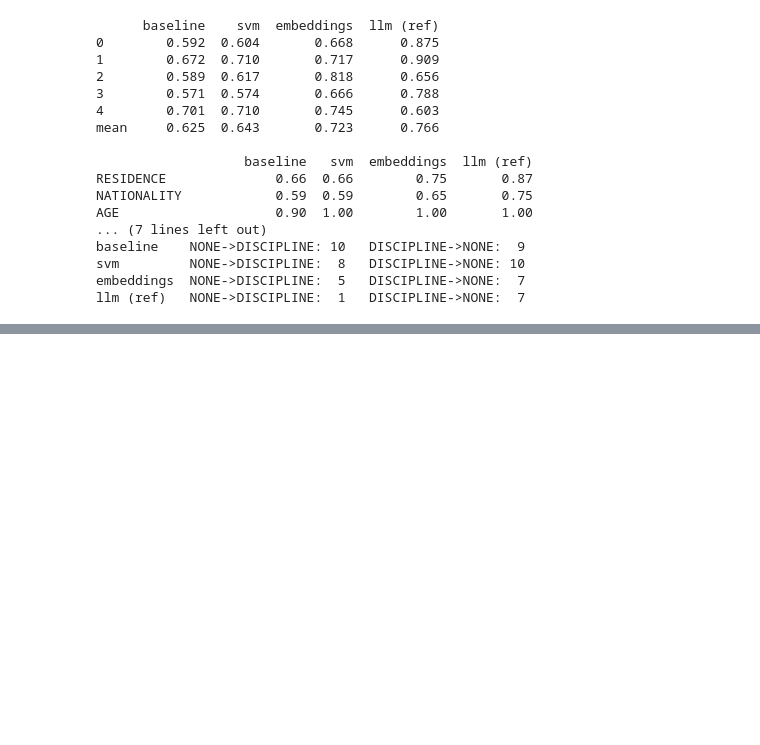
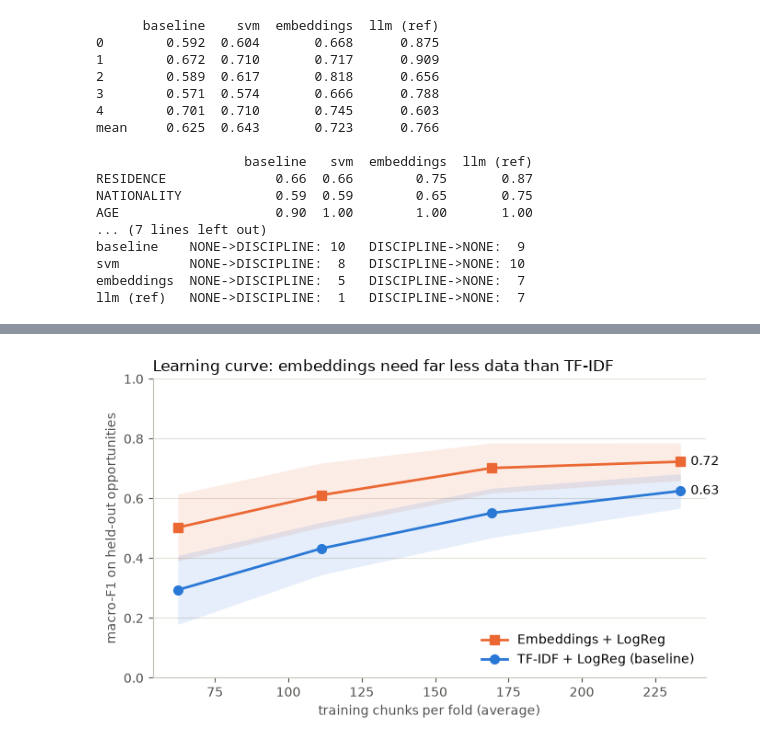
Before and after one commit to Lucaisok/open_art, a Jupyter notebook: notebooks/eligibility_classifier.ipynb, the cells around one changed output, grey strips where cells are left out. Cells and saved outputs as stored; diff of their text form; code cells hidden in the pictures; blank space fills up the shorter version.

Commit message:
learning curve comparison

```diff
--- a/notebooks/eligibility_classifier.ipynb
+++ b/notebooks/eligibility_classifier.ipynb
@@ -600,3 +600,85 @@ baseline    NONE->DISCIPLINE: 10   DISCIPLINE->NONE:  9
 svm         NONE->DISCIPLINE:  8   DISCIPLINE->NONE: 10
 embeddings  NONE->DISCIPLINE:  5   DISCIPLINE->NONE:  7
 llm (ref)   NONE->DISCIPLINE:  1   DISCIPLINE->NONE:  7
+# %%
+# ---- Learning curve: would more annotated data help? ----
+# For each CV fold, train on a random 25 / 50 / 75 / 100 % of that fold's training
+# *opportunities* (whole calls, never single chunks, same logic as the grouped CV), then
+# score on the untouched test fold. Each smaller share is drawn 5 times with different
+# seeds and averaged, so one lucky or unlucky subset doesn't decide the point.
+import matplotlib.pyplot as plt
+from sklearn.base import clone
+
+FRACTIONS = [0.25, 0.5, 0.75, 1.0]
+N_DRAWS = 5
+
+# the two tuned models from above, with the hyperparameters their grid searches picked
+curve_models = {
+    "TF-IDF + LogReg (baseline)": (grid.best_estimator_, X_text),
+    "Embeddings + LogReg": (emb_grid.best_estimator_, X_emb),
+}
+
+curve_rows = []
+for name, (estimator, X_all) in curve_models.items():
+    for frac in FRACTIONS:
+        for fold, (train_idx, test_idx) in enumerate(cv.split(X_text, y, groups)):
+            for draw in range(N_DRAWS if frac < 1 else 1):  # 100% has only one possible "subset"
+                rng = np.random.default_rng(draw)
+                train_opps = groups.iloc[train_idx].unique()
+                kept = rng.choice(train_opps, size=round(frac * len(train_opps)), replace=False)
+                sub_idx = train_idx[groups.iloc[train_idx].isin(kept).to_numpy()]
+
+                model = clone(estimator).fit(X_all[sub_idx] if isinstance(X_all, np.ndarray) else X_all.iloc[sub_idx],
+                                             y.iloc[sub_idx])
+                X_test = X_all[test_idx] if isinstance(X_all, np.ndarray) else X_all.iloc[test_idx]
+                curve_rows.append({
+                    "model": name, "fraction": frac, "train_chunks": len(sub_idx),
+                    # zero_division=0: a small subset can miss a class entirely - that
+                    # class then scores 0, which is exactly the cost of too little data
+                    "macro_f1": f1_score(y.iloc[test_idx], model.predict(X_test),
+                                         labels=LABEL_ORDER, average="macro", zero_division=0),
+                })
+
+curve = (pd.DataFrame(curve_rows)
+         .groupby(["model", "fraction"])
+         .agg(train_chunks=("train_chunks", "mean"), mean_f1=("macro_f1", "mean"), std_f1=("macro_f1", "std"))
+         .reset_index())
+print(curve.round(3).to_string(index=False))
+
+# ---- plot: one line per model, shaded band = +/- 1 std across folds and draws ----
+COLORS = {"TF-IDF + LogReg (baseline)": "#2a78d6", "Embeddings + LogReg": "#eb6834"}  # validated pair (CVD-safe)
+MARKERS = {"TF-IDF + LogReg (baseline)": "o", "Embeddings + LogReg": "s"}               # second cue beside colour
+
+fig, ax = plt.subplots(figsize=(7, 4.2))
+for name, part in curve.groupby("model"):
+    ax.fill_between(part["train_chunks"], part["mean_f1"] - part["std_f1"], part["mean_f1"] + part["std_f1"],
+                    color=COLORS[name], alpha=0.12, linewidth=0)
+    ax.plot(part["train_chunks"], part["mean_f1"], color=COLORS[name], marker=MARKERS[name],
+            markersize=7, linewidth=2, label=name)
+    last = part.iloc[-1]  # direct label at the line end, in text colour (not the series colour)
+    ax.annotate(f"{last['mean_f1']:.2f}", (last["train_chunks"], last["mean_f1"]),
+                xytext=(8, 0), textcoords="offset points", va="center", color="#0b0b0b", fontsize=10)
+
+ax.set_xlabel("training chunks per fold (average)", color="#52514e")
+ax.set_ylabel("macro-F1 on held-out opportunities", color="#52514e")
+ax.set_title("Learning curve: embeddings need far less data than TF-IDF", loc="left", fontsize=12)
+ax.set_ylim(0, 1)
+ax.grid(axis="y", color="#e1e0d9", linewidth=0.8)  # recessive horizontal grid only
+ax.set_axisbelow(True)
+for side in ("top", "right"):
+    ax.spines[side].set_visible(False)
+ax.spines["left"].set_color("#c3c2b7")
+ax.spines["bottom"].set_color("#c3c2b7")
+ax.tick_params(colors="#52514e")
+ax.legend(frameon=False, loc="lower right")
+plt.tight_layout()
+plt.show()
+
+# Reading it:
+#  - embeddings with ~half the data (~110 chunks, 0.61) nearly match TF-IDF with all of it
+#    (0.63), and beat it from ~170 chunks on (0.70)
+#  - the embeddings curve flattens (+0.11, then +0.09, then +0.02 per step): doubling the
+#    annotations would plausibly add a few points, not transform the result
+#  - a targeted top-up of the weakest classes (EDUCATION, NATIONALITY) would likely pay
+#    off more per labeled chunk than random new annotation
+# %% [output]
@@ -603,3 +694,4 @@ llm (ref)   NONE->DISCIPLINE:  1   DISCIPLINE->NONE:  7
+[figure, added]
 # %% [markdown]
 ## Conclusion
 
```
Also changed, not shown: parts of 3 cells of this notebook, 1 other file.
